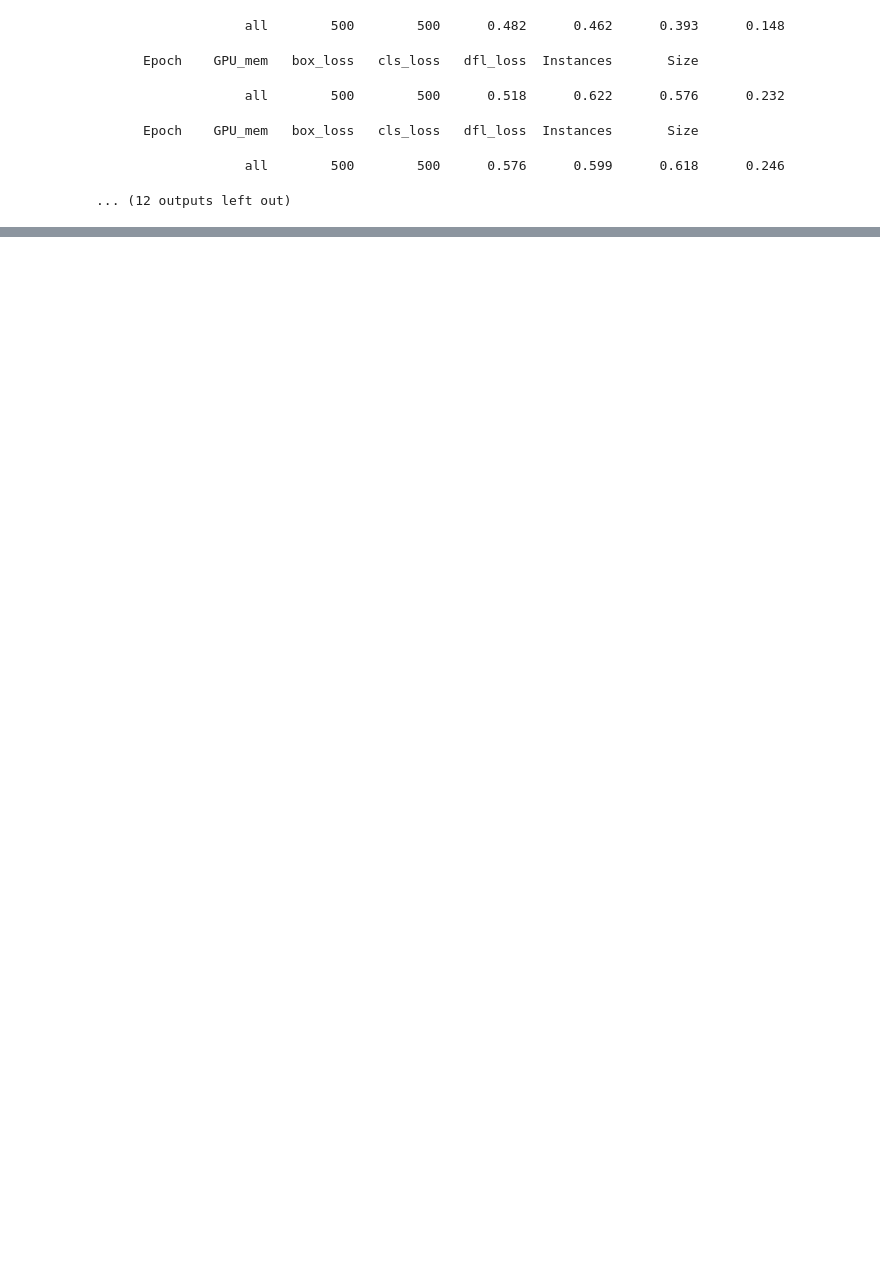
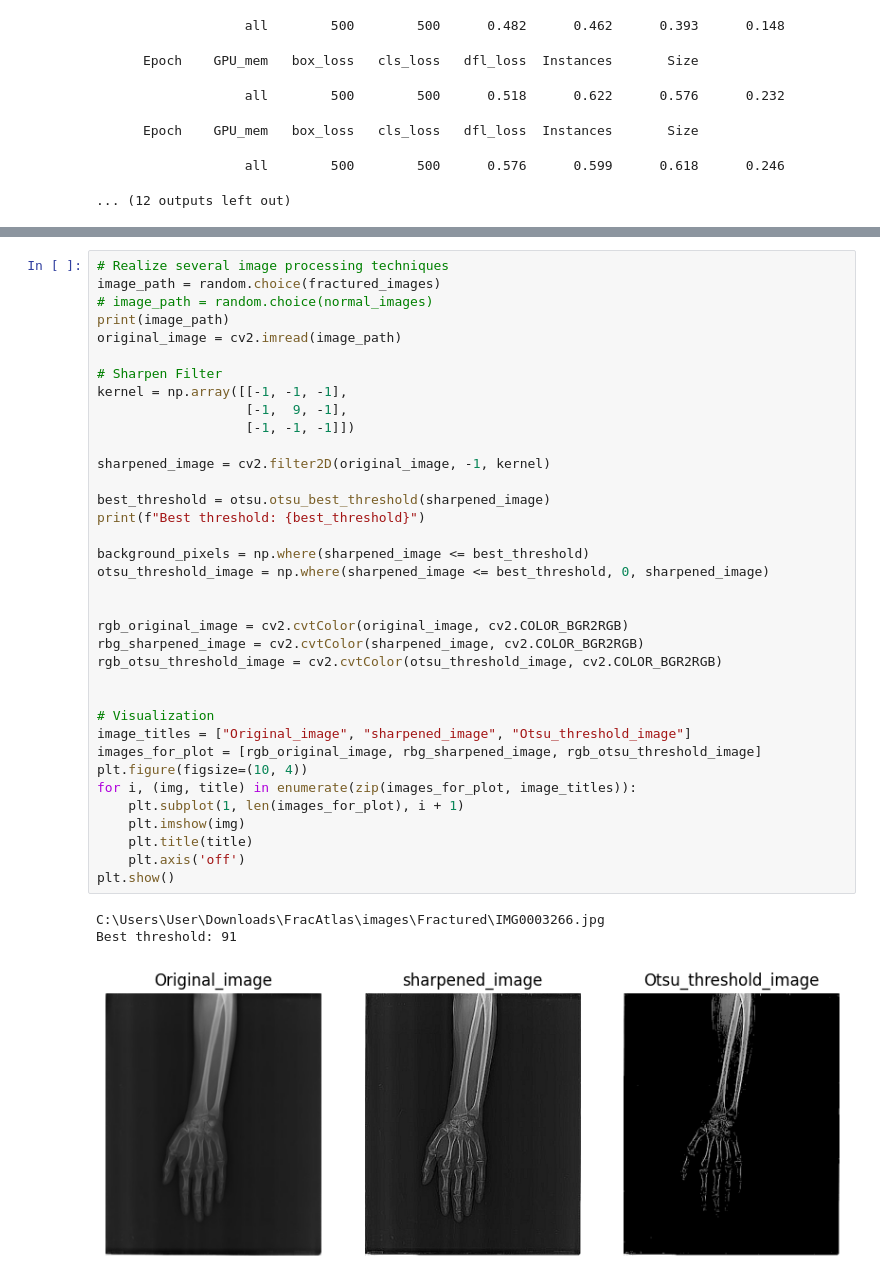
Before and after one commit to Leohoji/Fracture-Identification-System, a Jupyter notebook: bone_fracture_detection.ipynb, the cells around one changed output, grey strips where cells are left out. Cells and saved outputs as stored; diff of their text form; blank space fills up the shorter version.

```diff
--- a/bone_fracture_detection.ipynb
+++ b/bone_fracture_detection.ipynb
@@ -2778,0 +1469,40 @@ Starting training for 10 epochs...
+# %%
+# Realize several image processing techniques
+image_path = random.choice(fractured_images)
+# image_path = random.choice(normal_images)
+print(image_path)
+original_image = cv2.imread(image_path)
+
+# Sharpen Filter
+kernel = np.array([[-1, -1, -1],
+                   [-1,  9, -1],
+                   [-1, -1, -1]])
+
+sharpened_image = cv2.filter2D(original_image, -1, kernel)
+
+best_threshold = otsu.otsu_best_threshold(sharpened_image)
+print(f"Best threshold: {best_threshold}")
+
+background_pixels = np.where(sharpened_image <= best_threshold)
+otsu_threshold_image = np.where(sharpened_image <= best_threshold, 0, sharpened_image)
+
+
+rgb_original_image = cv2.cvtColor(original_image, cv2.COLOR_BGR2RGB)
+rbg_sharpened_image = cv2.cvtColor(sharpened_image, cv2.COLOR_BGR2RGB)
+rgb_otsu_threshold_image = cv2.cvtColor(otsu_threshold_image, cv2.COLOR_BGR2RGB)
+
+
+# Visualization
+image_titles = ["Original_image", "sharpened_image", "Otsu_threshold_image"]
+images_for_plot = [rgb_original_image, rbg_sharpened_image, rgb_otsu_threshold_image]
+plt.figure(figsize=(10, 4))
+for i, (img, title) in enumerate(zip(images_for_plot, image_titles)):
+    plt.subplot(1, len(images_for_plot), i + 1)
+    plt.imshow(img)
+    plt.title(title)
+    plt.axis('off')
+plt.show()
+# %% [output]
+C:\Users\User\Downloads\FracAtlas\images\Fractured\IMG0003266.jpg
+Best threshold: 91
+[figure, added]
```
Also changed, not shown: parts of 122 cells of this notebook, 46 other files.
